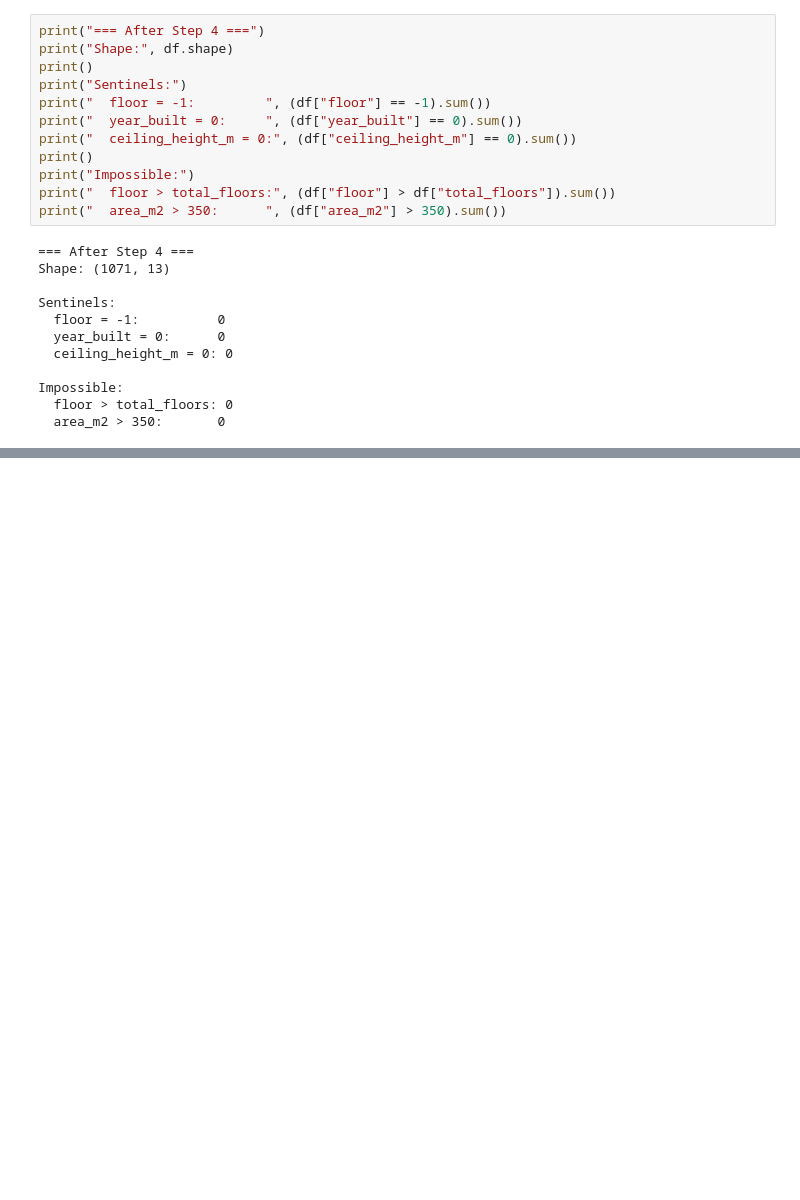
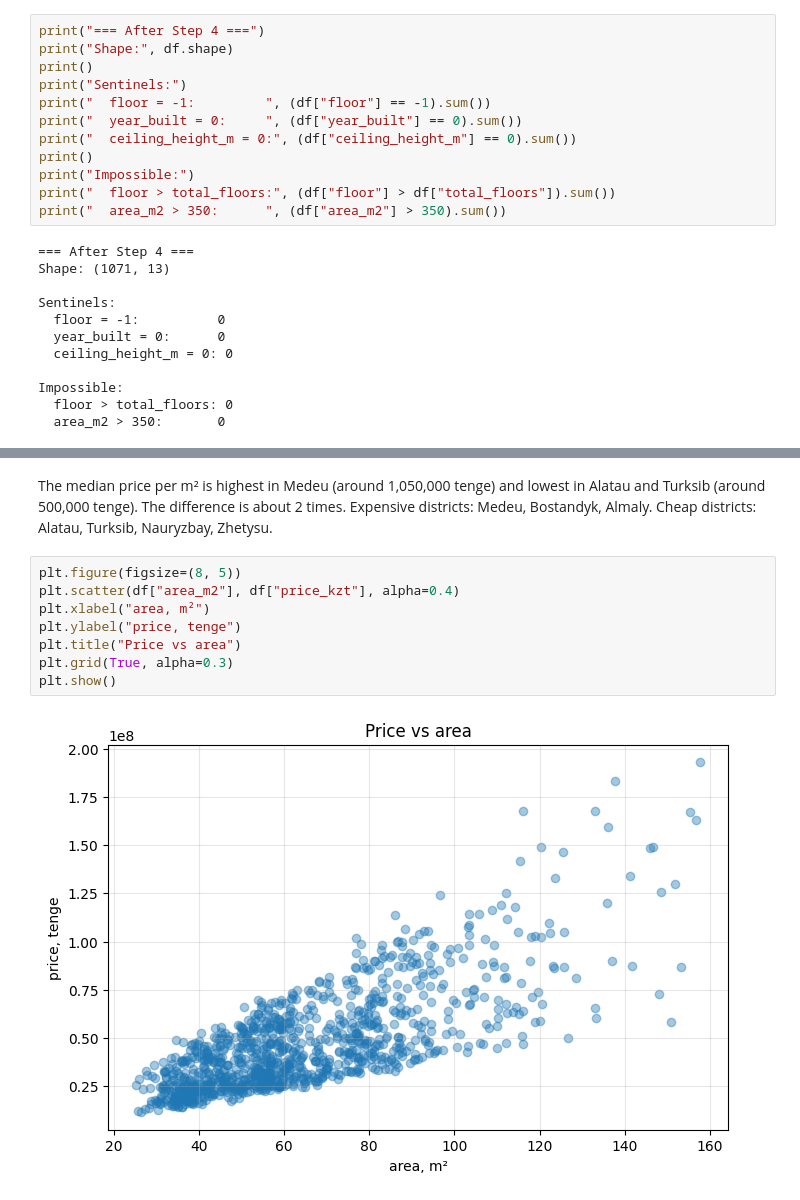
Before and after one commit to Meyrim1/meirim_ML_task1, a Jupyter notebook: task1.ipynb, the cells around one changed output, grey strips where cells are left out. Cells and saved outputs as stored; diff of their text form; blank space fills up the shorter version.

```diff
--- a/task1.ipynb
+++ b/task1.ipynb
@@ -548,0 +781,12 @@ Impossible:
+# %% [markdown]
+The median price per m² is highest in Medeu (around 1,050,000 tenge) and lowest in Alatau and Turksib (around 500,000 tenge). The difference is about 2 times. Expensive districts: Medeu, Bostandyk, Almaly. Cheap districts: Alatau, Turksib, Nauryzbay, Zhetysu.
+# %%
+plt.figure(figsize=(8, 5))
+plt.scatter(df["area_m2"], df["price_kzt"], alpha=0.4)
+plt.xlabel("area, m²")
+plt.ylabel("price, tenge")
+plt.title("Price vs area")
+plt.grid(True, alpha=0.3)
+plt.show()
+# %% [output]
+[figure, added]
```
Also changed, not shown: parts of 29 cells of this notebook.
